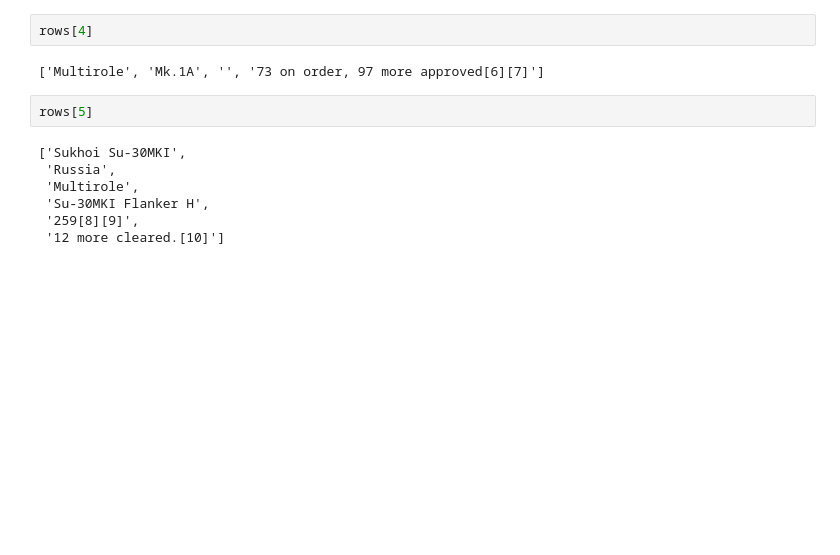
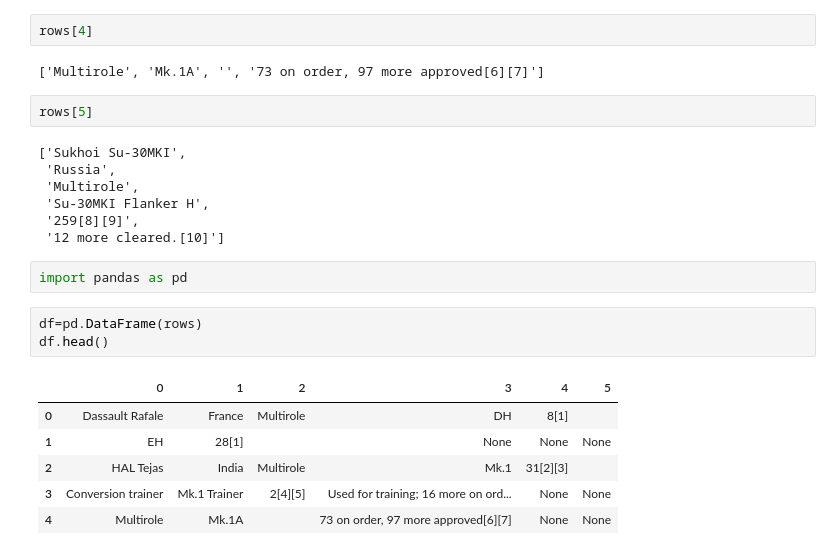
Before and after one commit to sakshi07-hui/Sak_pandas, a Jupyter notebook: HW3.ipynb, the cells around one changed output. Drawn from its saved outputs; the diff is of its cells as text; blank space fills up the shorter version.

```diff
--- a/HW3.ipynb
+++ b/HW3.ipynb
@@ -104,3 +104,15 @@ rows[5]
  'Su-30MKI Flanker H',
  '259[8][9]',
  '12 more cleared.[10]']
+# %%
+import pandas as pd
+# %%
+df=pd.DataFrame(rows)
+df.head()
+# %% [output]
+|  | 0 | 1 | 2 | 3 | 4 | 5 |
+| 0 | Dassault Rafale | France | Multirole | DH | 8[1] |  |
+| 1 | EH | 28[1] |  | None | None | None |
+| 2 | HAL Tejas | India | Multirole | Mk.1 | 31[2][3] |  |
+| 3 | Conversion trainer | Mk.1 Trainer | 2[4][5] | Used for training; 16 more on ord... | None | None |
+| 4 | Multirole | Mk.1A |  | 73 on order, 97 more approved[6][7] | None | None |
```
Also changed, not shown: parts of 3 cells of this notebook.
